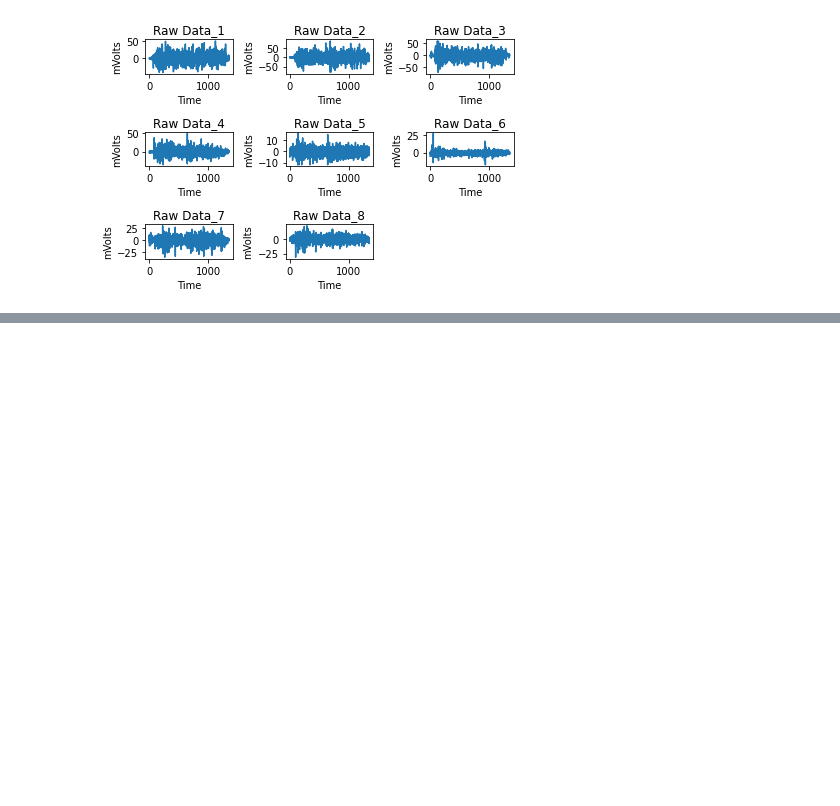
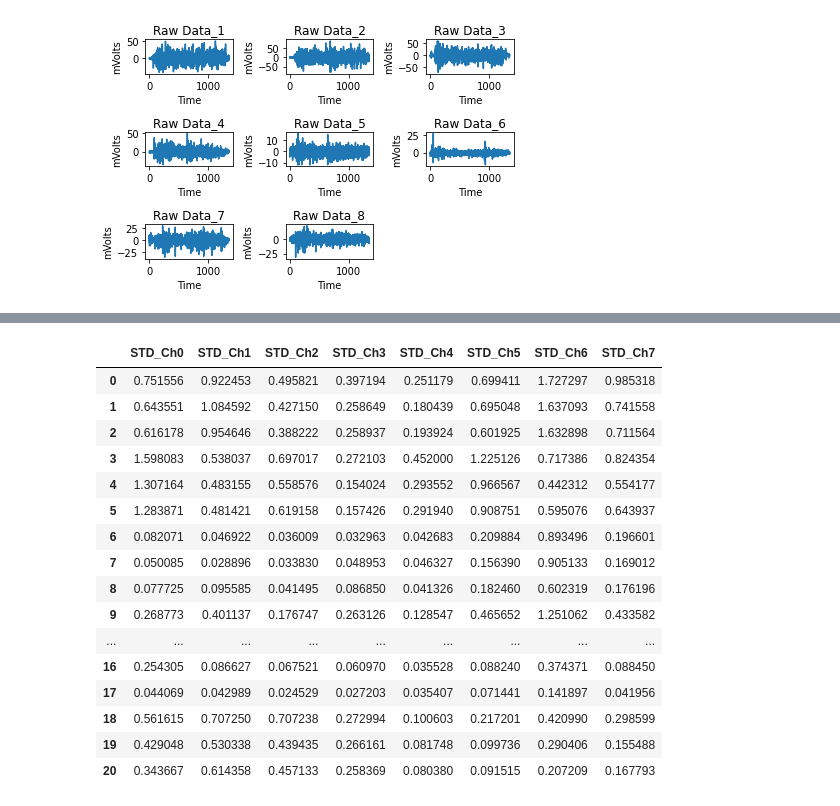
Before and after one commit to knakamura42/EE536_MyoProject, a Jupyter notebook: MyoAmigo.ipynb, the cells around one changed output, grey strips where cells are left out. Cells and saved outputs as stored; diff of their text form; code cells hidden in the pictures; blank space fills up the shorter version.

```diff
--- a/MyoAmigo.ipynb
+++ b/MyoAmigo.ipynb
@@ -164,0 +251,47 @@ display(PSD_df_1)
+# %%
+'''Standard Deviation'''
+#std
+std=[]
+std_Row = []
+for participant in participants:
+    newfile = 0
+    for file in xdf_files:
+        myo_data = pd.read_csv(os.path.join(directory, participant, csv_files[newfile]))
+        myo_filtered = myo_data.copy()
+        myo_datakeys = ['EMG' + str(i) for i in range(1, 9)] #for bio its range (1,5)
+        myo_filtered[myo_data_keys] = myo_filtered[myo_data_keys].apply(filteremg, sfreq = 256, high_band=20, low_band=95, raw=True)
+        myo_notch = myo_filtered.copy()
+        myo_datakeys = ['EMG' + str(i) for i in range(1, 9)] #for bio its range (1,5)
+        myo_notch[myo_data_keys] = myo_notch[myo_data_keys].apply(notchfilter, raw=True)
+        #myo_notch.plot_psd(area_mode='range', tmax=10.0, show=False, average=True)
+        '''Copy the myo_notch files'''
+        myo_STD= myo_notch.copy() #Copy the notched data
+        for channel in range(1,9):
+            std_temp = np.std(myo_STD['EMG_'+str(channel)])
+            T_std_temp = np.transpose(std_temp)
+            std_Row.append(T_std_temp)
+            '''This get all 8 channel max PSD'''
+        newfile += 1
+        std.append([std_Row])
+        std_Row = [] #Reset the TempRow
+std_df= pd.DataFrame(std,columns=['STD'])
+std_df_1= pd.DataFrame(std_df['STD'].tolist()).add_prefix('STD_Ch')
+display(std_df_1)
+# %% [output]
+|  | STD_Ch0 | STD_Ch1 | STD_Ch2 | STD_Ch3 | STD_Ch4 | STD_Ch5 | STD_Ch6 | STD_Ch7 |
+| 0 | 0.751556 | 0.922453 | 0.495821 | 0.397194 | 0.251179 | 0.699411 | 1.727297 | 0.985318 |
+| 1 | 0.643551 | 1.084592 | 0.427150 | 0.258649 | 0.180439 | 0.695048 | 1.637093 | 0.741558 |
+| 2 | 0.616178 | 0.954646 | 0.388222 | 0.258937 | 0.193924 | 0.601925 | 1.632898 | 0.711564 |
+| 3 | 1.598083 | 0.538037 | 0.697017 | 0.272103 | 0.452000 | 1.225126 | 0.717386 | 0.824354 |
+| 4 | 1.307164 | 0.483155 | 0.558576 | 0.154024 | 0.293552 | 0.966567 | 0.442312 | 0.554177 |
+| 5 | 1.283871 | 0.481421 | 0.619158 | 0.157426 | 0.291940 | 0.908751 | 0.595076 | 0.643937 |
+| 6 | 0.082071 | 0.046922 | 0.036009 | 0.032963 | 0.042683 | 0.209884 | 0.893496 | 0.196601 |
+| 7 | 0.050085 | 0.028896 | 0.033830 | 0.048953 | 0.046327 | 0.156390 | 0.905133 | 0.169012 |
+| 8 | 0.077725 | 0.095585 | 0.041495 | 0.086850 | 0.041326 | 0.182460 | 0.602319 | 0.176196 |
+| 9 | 0.268773 | 0.401137 | 0.176747 | 0.263126 | 0.128547 | 0.465652 | 1.251062 | 0.433582 |
+| ... | ... | ... | ... | ... | ... | ... | ... | ... |
+| 16 | 0.254305 | 0.086627 | 0.067521 | 0.060970 | 0.035528 | 0.088240 | 0.374371 | 0.088450 |
+| 17 | 0.044069 | 0.042989 | 0.024529 | 0.027203 | 0.035407 | 0.071441 | 0.141897 | 0.041956 |
+| 18 | 0.561615 | 0.707250 | 0.707238 | 0.272994 | 0.100603 | 0.217201 | 0.420990 | 0.298599 |
+| 19 | 0.429048 | 0.530338 | 0.439435 | 0.266161 | 0.081748 | 0.099736 | 0.290406 | 0.155488 |
+| 20 | 0.343667 | 0.614358 | 0.457133 | 0.258369 | 0.080380 | 0.091515 | 0.207209 | 0.167793 |
```
Also changed, not shown: parts of 5 cells of this notebook.
